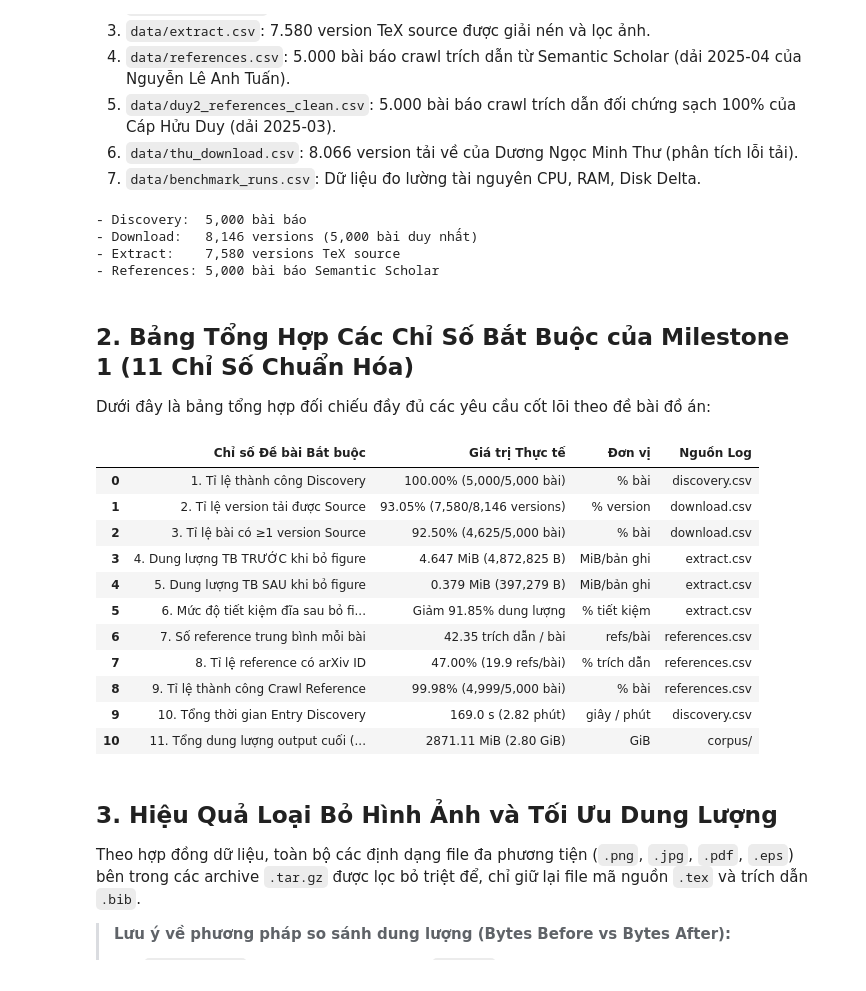
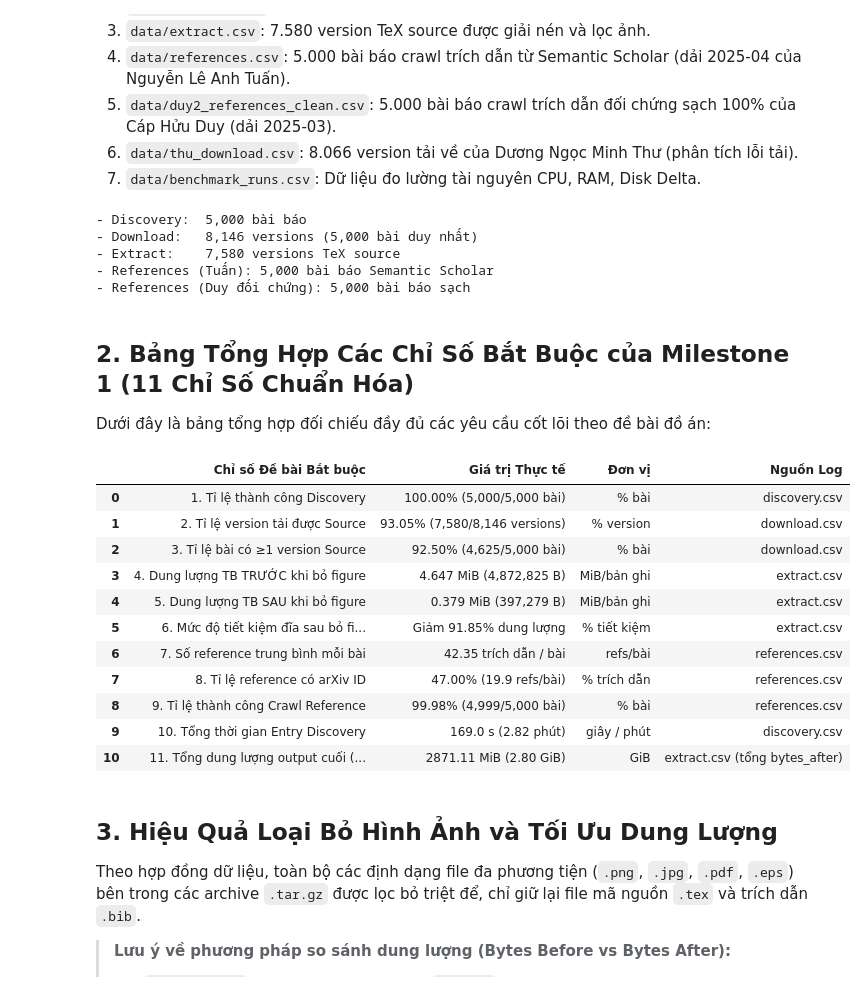
Before and after one commit to introds-arxiv-book/introds-arxiv-book, a Jupyter notebook: milestone1/02-statistics.ipynb, the cells around one changed output. Saved outputs shown, nothing was run; the diff lists cells and outputs as text; code cells hidden in the pictures.

```diff
--- a/milestone1/02-statistics.ipynb
+++ b/milestone1/02-statistics.ipynb
@@ -30,10 +30,9 @@ plt.rcParams['grid.alpha'] = 0.4
 plt.rcParams['grid.linestyle'] = '--'
 plt.rcParams['font.size'] = 11
 
-IS_SYNTHETIC = False
+# Cấu hình Pandas hiển thị trọn vẹn văn bản không bị cắt ngắn trên Jupyter Book
+pd.set_option('display.max_colwidth', None)
+pd.set_option('display.width', 1000)
 
-if IS_SYNTHETIC:
-    print("CẢNH BÁO: Đang chạy chế độ dữ liệu giả lập!")
-else:
-    print("XÁC THỰC THÀNH CÔNG: Chế độ dữ liệu THẬT 100% từ logs crawling của nhóm.")
+print('Khởi tạo môi trường phân tích dữ liệu thực nghiệm thành công.')
 # %% [output]
@@ -52,26 +51,30 @@ Hệ thống ghi nhận đầy đủ các tệp log chuẩn mực tuân thủ H
 # %%
 data_dir = Path("../data") if Path("../data").exists() else Path("data")
 
-df_disc = pd.read_csv(data_dir / "discovery.csv")
-df_dl = pd.read_csv(data_dir / "download.csv")
-df_ext = pd.read_csv(data_dir / "extract.csv")
-df_ref = pd.read_csv(data_dir / "references.csv")
+df_disc = pd.read_csv(data_dir / "discovery.csv", dtype={'arxiv_id': str})
+df_dl = pd.read_csv(data_dir / "download.csv", dtype={'arxiv_id': str})
+df_ext = pd.read_csv(data_dir / "extract.csv", dtype={'arxiv_id': str})
+df_ref = pd.read_csv(data_dir / "references.csv", dtype={'arxiv_id': str})
 df_bm = pd.read_csv(data_dir / "benchmark_runs.csv")
+df_ref_duy = pd.read_csv(data_dir / "duy2_references_clean.csv", dtype={'arxiv_id': str})
 
 # Tiền xử lý deduplication lấy bản ghi cuối cùng (latest retry)
 df_ref_clean = df_ref[~df_ref['arxiv_id'].str.startswith('batch:')].drop_duplicates(subset=['arxiv_id'], keep='last')
+df_ref_duy_clean = df_ref_duy[~df_ref_duy['arxiv_id'].str.startswith('batch:')].drop_duplicates(subset=['arxiv_id'], keep='last')
 df_dl_clean = df_dl.drop_duplicates(subset=['arxiv_id', 'version'], keep='last')
 df_ext_clean = df_ext.drop_duplicates(subset=['arxiv_id', 'version'], keep='last')
 
 print(f"- Discovery:  {len(df_disc):,} bài báo")
 print(f"- Download:   {len(df_dl_clean):,} versions ({len(df_dl_clean['arxiv_id'].unique()):,} bài duy nhất)")
 print(f"- Extract:    {len(df_ext_clean):,} versions TeX source")
-print(f"- References: {len(df_ref_clean):,} bài báo Semantic Scholar")
+print(f"- References (Tuấn): {len(df_ref_clean):,} bài báo Semantic Scholar")
+print(f"- References (Duy đối chứng): {len(df_ref_duy_clean):,} bài báo sạch")
 # %% [output]
 - Discovery:  5,000 bài báo
 - Download:   8,146 versions (5,000 bài duy nhất)
 - Extract:    7,580 versions TeX source
-- References: 5,000 bài báo Semantic Scholar
+- References (Tuấn): 5,000 bài báo Semantic Scholar
+- References (Duy đối chứng): 5,000 bài báo sạch
 # %% [markdown]
 ## 2. Bảng Tổng Hợp Các Chỉ Số Bắt Buộc của Milestone 1 (11 Chỉ Số Chuẩn Hóa)
 
@@ -85,7 +88,7 @@ n_dl_ok = (df_dl_clean['status'] == 'ok').sum()
 rate_dl_ok = (n_dl_ok / len(df_dl_clean)) * 100
 
 papers_with_source = df_dl_clean[df_dl_clean['status'] == 'ok']['arxiv_id'].nunique()
-rate_paper_source = (papers_with_source / 5000) * 100
+rate_paper_source = (papers_with_source / len(df_disc)) * 100
 
 # 2. Dung lượng TB trước và sau khi bỏ figure (tính trên các version ok)
 ext_ok = df_ext_clean[df_ext_clean['status'] == 'ok']
@@ -103,42 +106,41 @@ pct_arxiv_id = (ref_ok['n_with_arxiv'].sum() / ref_ok['n_total'].sum()) * 100
 ref_indexed_count = (df_ref_clean['status'].isin(['ok', 'skipped'])).sum()
 rate_ref_success = (ref_indexed_count / len(df_ref_clean)) * 100
 
 # 5. Tổng thời gian thực thi
 time_disc_total = df_disc['seconds'].sum()
 time_dl_total = df_dl['seconds'].sum()
 
 # 7. Tổng dung lượng output cuối
 final_output_mb = ext_ok['bytes_after'].sum() / (1024 * 1024)
 
 summary_table = pd.DataFrame([
-    {"Chỉ số Đề bài Bắt buộc": "1. Tỉ lệ thành công Discovery", "Giá trị Thực tế": f"{rate_disc_ok:.2f}% ({n_disc_ok:,}/5,000 bài)", "Đơn vị": "% bài", "Nguồn Log": "discovery.csv"},
-    {"Chỉ số Đề bài Bắt buộc": "2. Tỉ lệ version tải được Source", "Giá trị Thực tế": f"{rate_dl_ok:.2f}% ({n_dl_ok:,}/8,146 versions)", "Đơn vị": "% version", "Nguồn Log": "download.csv"},
-    {"Chỉ số Đề bài Bắt buộc": "3. Tỉ lệ bài có ≥1 version Source", "Giá trị Thực tế": f"{rate_paper_source:.2f}% ({papers_with_source:,}/5,000 bài)", "Đơn vị": "% bài", "Nguồn Log": "download.csv"},
-    {"Chỉ số Đề bài Bắt buộc": "4. Dung lượng TB TRƯỚC khi bỏ figure", "Giá trị Thực tế": f"{bytes_before_avg/1024/1024:.3f} MiB ({bytes_before_avg:,.0f} B)", "Đơn vị": "MiB/bản ghi", "Nguồn Log": "extract.csv"},
-    {"Chỉ số Đề bài Bắt buộc": "5. Dung lượng TB SAU khi bỏ figure", "Giá trị Thực tế": f"{bytes_after_avg/1024/1024:.3f} MiB ({bytes_after_avg:,.0f} B)", "Đơn vị": "MiB/bản ghi", "Nguồn Log": "extract.csv"},
+    {"Chỉ số Đề bài Bắt buộc": "1. Tỉ lệ thành công Discovery", "Giá trị Thực tế": f"{rate_disc_ok:.2f}% ({n_disc_ok:,}/{len(df_disc):,} bài)", "Đơn vị": "% bài", "Nguồn Log": "discovery.csv"},
+    {"Chỉ số Đề bài Bắt buộc": "2. Tỉ lệ version tải được Source", "Giá trị Thực tế": f"{rate_dl_ok:.2f}% ({n_dl_ok:,}/{len(df_dl_clean):,} versions)", "Đơn vị": "% version", "Nguồn Log": "download.csv"},
+    {"Chỉ số Đề bài Bắt buộc": "3. Tỉ lệ bài có ≥1 version Source", "Giá trị Thực tế": f"{rate_paper_source:.2f}% ({papers_with_source:,}/{len(df_disc):,} bài)", "Đơn vị": "% bài", "Nguồn Log": "download.csv"},
+    {"Chỉ số Đề bài Bắt buộc": "4. Dung lượng TB TRƯỚC khi bỏ figure", "Giá trị Thực tế": f"{bytes_before_avg / (1024*1024):.3f} MiB ({bytes_before_avg:,.0f} B)", "Đơn vị": "MiB/bản ghi", "Nguồn Log": "extract.csv"},
+    {"Chỉ số Đề bài Bắt buộc": "5. Dung lượng TB SAU khi bỏ figure", "Giá trị Thực tế": f"{bytes_after_avg / (1024*1024):.3f} MiB ({bytes_after_avg:,.0f} B)", "Đơn vị": "MiB/bản ghi", "Nguồn Log": "extract.csv"},
     {"Chỉ số Đề bài Bắt buộc": "6. Mức độ tiết kiệm đĩa sau bỏ figure", "Giá trị Thực tế": f"Giảm {reduction_pct:.2f}% dung lượng", "Đơn vị": "% tiết kiệm", "Nguồn Log": "extract.csv"},
     {"Chỉ số Đề bài Bắt buộc": "7. Số reference trung bình mỗi bài", "Giá trị Thực tế": f"{ref_total_avg:.2f} trích dẫn / bài", "Đơn vị": "refs/bài", "Nguồn Log": "references.csv"},
     {"Chỉ số Đề bài Bắt buộc": "8. Tỉ lệ reference có arXiv ID", "Giá trị Thực tế": f"{pct_arxiv_id:.2f}% ({ref_arxiv_avg:.1f} refs/bài)", "Đơn vị": "% trích dẫn", "Nguồn Log": "references.csv"},
-    {"Chỉ số Đề bài Bắt buộc": "9. Tỉ lệ thành công Crawl Reference", "Giá trị Thực tế": f"{rate_ref_success:.2f}% (4,999/5,000 bài)", "Đơn vị": "% bài", "Nguồn Log": "references.csv"},
+    {"Chỉ số Đề bài Bắt buộc": "9. Tỉ lệ thành công Crawl Reference", "Giá trị Thực tế": f"{rate_ref_success:.2f}% ({ref_indexed_count:,}/{len(df_ref_clean):,} bài)", "Đơn vị": "% bài", "Nguồn Log": "references.csv"},
     {"Chỉ số Đề bài Bắt buộc": "10. Tổng thời gian Entry Discovery", "Giá trị Thực tế": f"{time_disc_total:.1f} s ({time_disc_total/60:.2f} phút)", "Đơn vị": "giây / phút", "Nguồn Log": "discovery.csv"},
-    {"Chỉ số Đề bài Bắt buộc": "11. Tổng dung lượng output cuối (TeX+Bib)", "Giá trị Thực tế": f"{final_output_mb:.2f} MiB ({final_output_mb/1024:.2f} GiB)", "Đơn vị": "GiB", "Nguồn Log": "corpus/"}
+    {"Chỉ số Đề bài Bắt buộc": "11. Tổng dung lượng output cuối (TeX+Bib)", "Giá trị Thực tế": f"{final_output_mb:.2f} MiB ({final_output_mb/1024:.2f} GiB)", "Đơn vị": "GiB", "Nguồn Log": "extract.csv (tổng bytes_after)"}
 ])
 
-pd.set_option('display.max_colwidth', None)
 display(summary_table)
 # %% [output]
 |  | Chỉ số Đề bài Bắt buộc | Giá trị Thực tế | Đơn vị | Nguồn Log |
 | 0 | 1. Tỉ lệ thành công Discovery | 100.00% (5,000/5,000 bài) | % bài | discovery.csv |
 | 1 | 2. Tỉ lệ version tải được Source | 93.05% (7,580/8,146 versions) | % version | download.csv |
 | 2 | 3. Tỉ lệ bài có ≥1 version Source | 92.50% (4,625/5,000 bài) | % bài | download.csv |
 | 3 | 4. Dung lượng TB TRƯỚC khi bỏ figure | 4.647 MiB (4,872,825 B) | MiB/bản ghi | extract.csv |
 | 4 | 5. Dung lượng TB SAU khi bỏ figure | 0.379 MiB (397,279 B) | MiB/bản ghi | extract.csv |
 | 5 | 6. Mức độ tiết kiệm đĩa sau bỏ fi... | Giảm 91.85% dung lượng | % tiết kiệm | extract.csv |
 | 6 | 7. Số reference trung bình mỗi bài | 42.35 trích dẫn / bài | refs/bài | references.csv |
 | 7 | 8. Tỉ lệ reference có arXiv ID | 47.00% (19.9 refs/bài) | % trích dẫn | references.csv |
 | 8 | 9. Tỉ lệ thành công Crawl Reference | 99.98% (4,999/5,000 bài) | % bài | references.csv |
 | 9 | 10. Tổng thời gian Entry Discovery | 169.0 s (2.82 phút) | giây / phút | discovery.csv |
-| 10 | 11. Tổng dung lượng output cuối (... | 2871.11 MiB (2.80 GiB) | GiB | corpus/ |
+| 10 | 11. Tổng dung lượng output cuối (... | 2871.11 MiB (2.80 GiB) | GiB | extract.csv (tổng bytes_after) |
 # %% [markdown]
 ## 3. Hiệu Quả Loại Bỏ Hình Ảnh và Tối Ưu Dung Lượng
 
```
Also changed, not shown: parts of 5 cells of this notebook, 3 other files.
